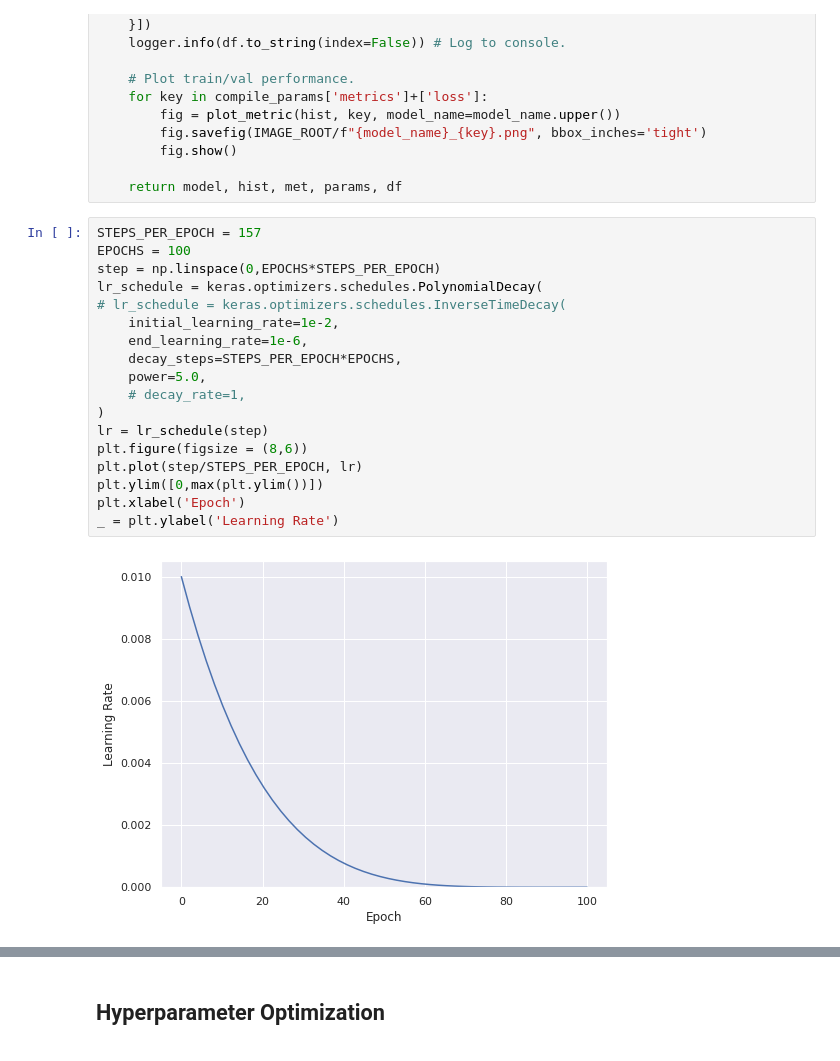
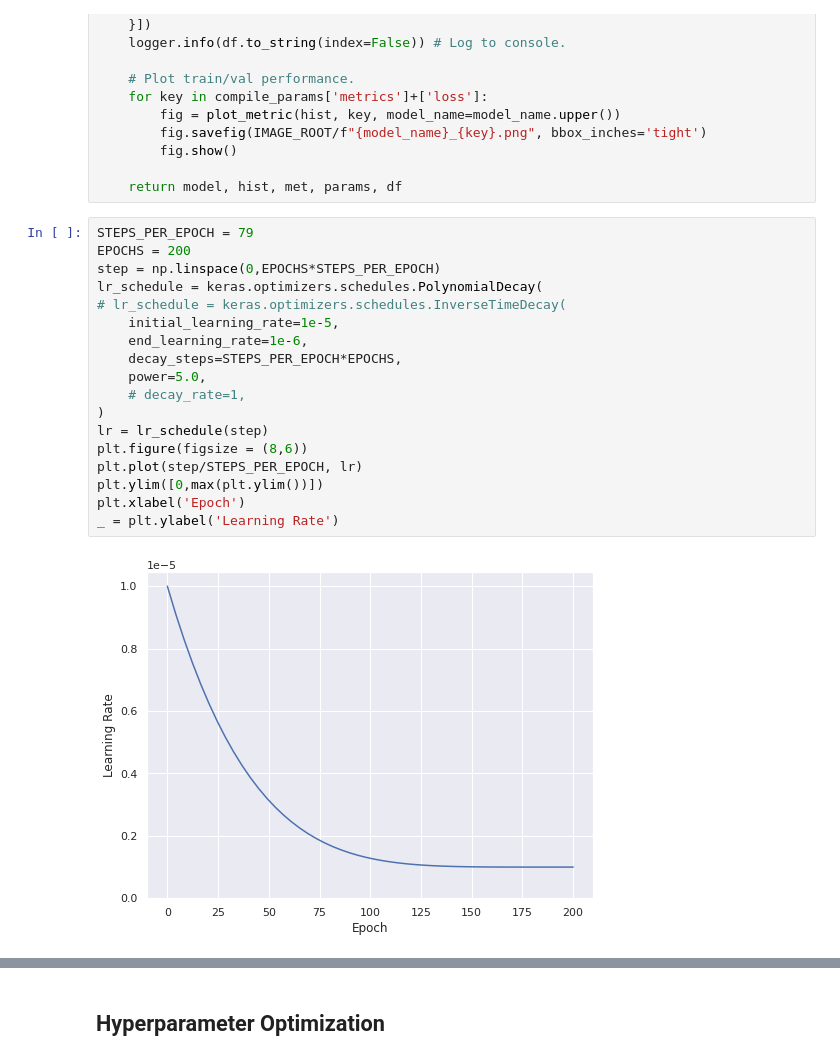
Before and after one commit to zanderman/stock-forecasting-transformer, a Jupyter notebook: forecast_transformer.ipynb, the cells around one changed output, grey strips where cells are left out. Cells and saved outputs as stored; diff of their text form.

```diff
--- a/forecast_transformer.ipynb
+++ b/forecast_transformer.ipynb
@@ -1658,25 +1658,25 @@ def train_evaluate_for_dataset(
 
     return model, hist, met, params, df
 # %%
-STEPS_PER_EPOCH = 157
-EPOCHS = 100
+STEPS_PER_EPOCH = 79
+EPOCHS = 200
 step = np.linspace(0,EPOCHS*STEPS_PER_EPOCH)
 lr_schedule = keras.optimizers.schedules.PolynomialDecay(
 # lr_schedule = keras.optimizers.schedules.InverseTimeDecay(
-    initial_learning_rate=1e-2,
+    initial_learning_rate=1e-5,
     end_learning_rate=1e-6,
     decay_steps=STEPS_PER_EPOCH*EPOCHS,
     power=5.0,
     # decay_rate=1,
 )
 lr = lr_schedule(step)
 plt.figure(figsize = (8,6))
 plt.plot(step/STEPS_PER_EPOCH, lr)
 plt.ylim([0,max(plt.ylim())])
 plt.xlabel('Epoch')
 _ = plt.ylabel('Learning Rate')
 # %% [output]
-[figure, old version]
+[figure, new version]
 # %%
 builder = build_model_from_hparams(build_transformer_encoder_net)
 
```
Also changed, not shown: parts of 1 cell of this notebook.
